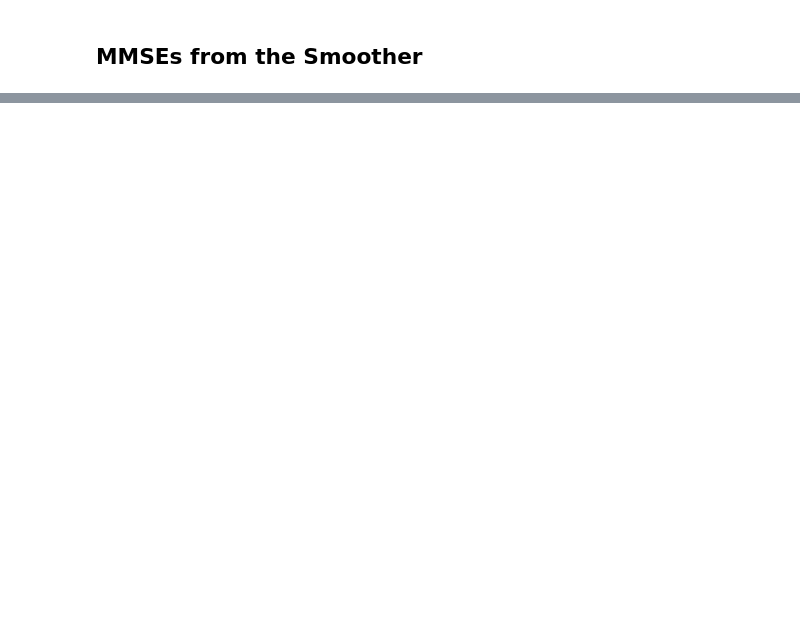
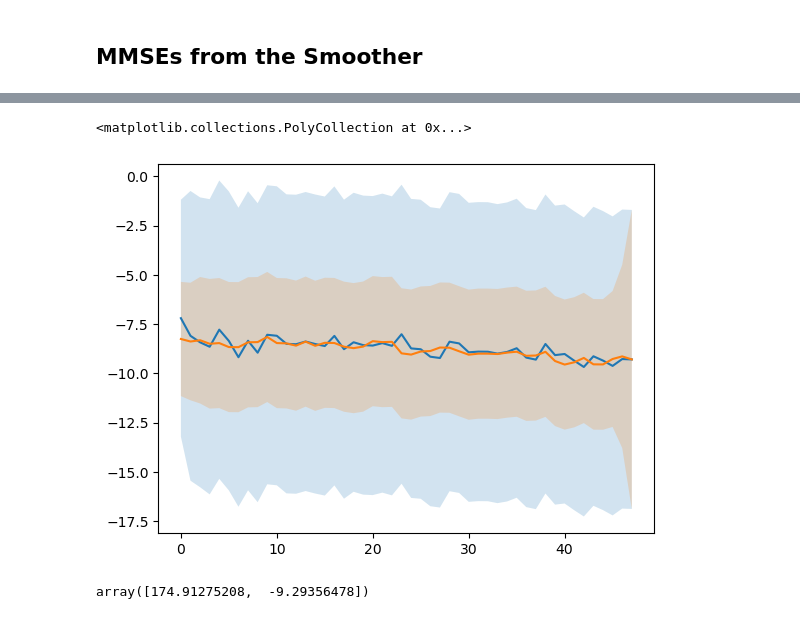
Before and after one commit to thinhhoang95/smoothie, a Jupyter notebook: SmoothIE_KLM_With_GMKF_KLM_Y_TF_PROTOTYPE.ipynb, the cells around one changed output, grey strips where cells are left out. Drawn from its saved outputs; the diff is of its cells as text; code cells hidden in the pictures; blank space fills up the shorter version.

```diff
--- a/SmoothIE_KLM_With_GMKF_KLM_Y_TF_PROTOTYPE.ipynb
+++ b/SmoothIE_KLM_With_GMKF_KLM_Y_TF_PROTOTYPE.ipynb
@@ -274,6 +274,7 @@ class GMKF():
 # %% [markdown]
 # Smoothing over Expectation (SmoothIE)
 # %%
+
 # define the SMOOTHIE class as a child class of GMKF
 class SMOOTHIE(GMKF):
     def __init__(self, x_init, std_x, y_init, std_y, v_init, std_v, dynamics_params, x_mean, y_mean, v_mean, std_zx, std_zy, N_max=5) -> None:
@@ -290,6 +291,7 @@ class SMOOTHIE(GMKF):
 
     def init_smoothie(self):
         self.t_s = self.t - 1 # to move t_s to the final time step
+        self.t_y = self.t # to move t_y to the final time step
 
     def smooth_measurement_x(self, zx): # zx is the lateral measurement at time self.t_s + 1, zy is the longitudinal measurement at time self.t_s + 1
         # ================== #
@@ -503,17 +505,20 @@ class SMOOTHIE(GMKF):
 
     def smooth_measurement_y_rts(self, mu_j_plus_1_hat = None, V_j_plus_1_hat = None):
         if self.t_y == self.t:
+            index_to_take = self.t_y - 1 # because index 0 corresponds to timestep 1
             # This is the first state, so we do not need to smooth
+            res = self.mu_y_post[index_to_take], self.P_y_post[index_to_take]
             self.t_y -= 1
-            return self.mu_y_post[self.t_y], self.P_y_post[self.t_y]
+            return res
         else:
-            self.t_y -= 1
-            Vj = self.P_y_post[self.t_y]
-            muj = self.mu_y_post[self.t_y]
+            index_to_take = self.t_y - 1 # because index 0 corresponds to timestep 1
+            Vj = self.P_y_post[index_to_take]
+            muj = self.mu_y_post[index_to_take]
             Pj = self.A @ Vj @ self.A.T + self.Q
             Cj = Vj @ self.A.T @ np.linalg.inv(Pj)
             mu_j_hat = muj + Cj @ (mu_j_plus_1_hat - self.A @ muj)
             V_j_hat = Vj + Cj @ (V_j_plus_1_hat - Pj) @ Cj.T
+            self.t_y -= 1
             return mu_j_hat, V_j_hat
 # %% [markdown]
 # Experiment Setup
@@ -673,8 +678,12 @@ ws_log = []
 mys_log = [] # mean
 pys_log = [] # covariance
 
+mys = None
+pys = None
+
 for bk in range(smoothicc.t):
     k = smoothicc.t - bk - 1
+    kPlus1 = k + 1
     print('Loop\'s k = ', k, ', t_s = ', smoothicc.t_s)
     print('At k+1 = ', k+1, ', measurement is ', x_test[k+1])
     print('At k = ', k, ', measurement is ', x_test[k])
@@ -683,15 +692,16 @@ for bk in range(smoothicc.t):
     xs_log.append(xs)
     ps_log.append(ps)
     ws_log.append(ws)
-    # *** For debugging ***
-    # if bk == 3:
-    #     break
 
     # Longitudinal component
-    if k == smoothicc.t - 1:
-        mys, pys = smoothicc.smooth_measurement_y_rts()
+    if kPlus1 == smoothicc.t:
+        mysn, pysn = smoothicc.smooth_measurement_y_rts()
+        mys = mysn.copy()
+        pys = pysn.copy()
     else:
-        mys, pys = smoothicc.smooth_measurement_y_rts(mys, pys)
+        mysn, pysn = smoothicc.smooth_measurement_y_rts(mys, pys)
+        mys = mysn.copy()
+        pys = pysn.copy()
     mys_log.append(mys)
     pys_log.append(pys)
     print('------------------')
@@ -770,2 +782,14 @@ x_test.shape
+# %%
+plt.plot(mmse_v)
+# plot the confidence interval
+plt.fill_between(np.arange(output_length), mmse_v - 2 * mmse_v_std, mmse_v + 2 * mmse_v_std, alpha=0.2)
+plt.plot(mmse_v_smooth)
+# plot the confidence interval
+plt.fill_between(np.arange(output_length), mmse_v_smooth - 2 * mmse_v_smooth_std, mmse_v_smooth + 2 * mmse_v_smooth_std, alpha=0.2)
+# %% [output]
+<matplotlib.collections.PolyCollection at 0x...>
+[figure, added]
 # %%
 smoothicc.mu_y_post[smoothicc.t-1]
+# %% [output]
+array([174.91275208,  -9.29356478])
```
Also changed, not shown: parts of 5 cells of this notebook.
